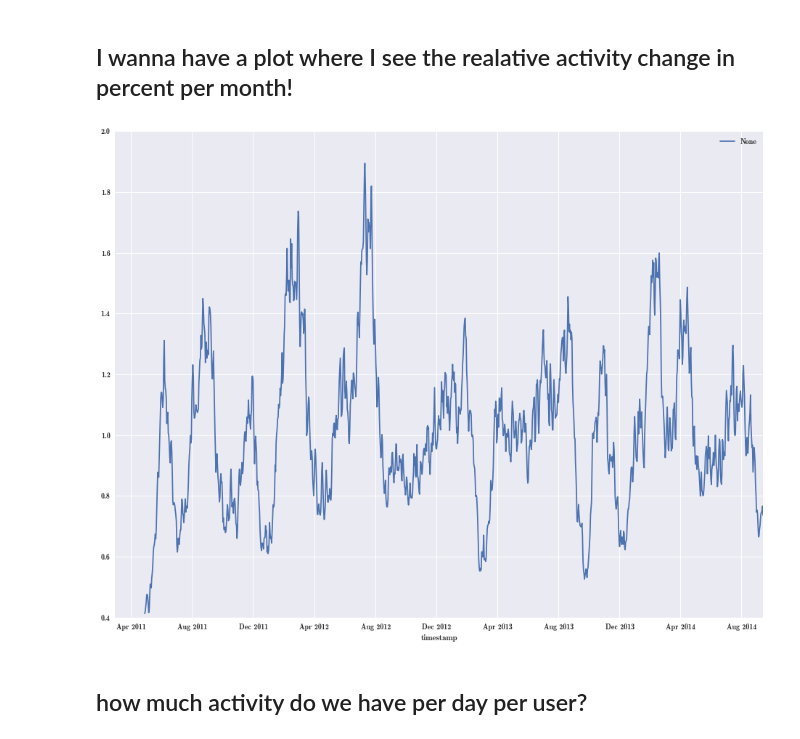
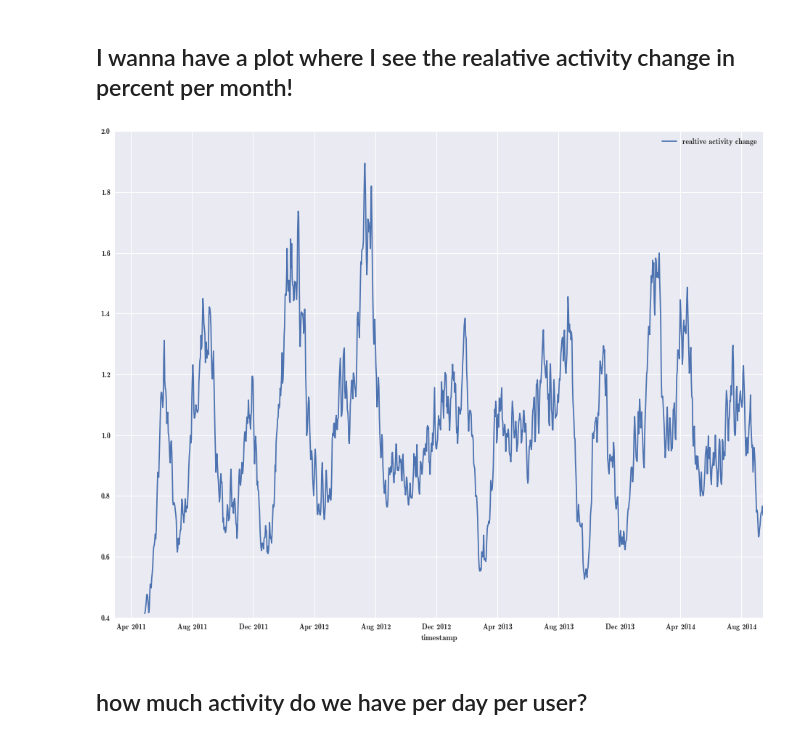
Before and after one commit to floriangeigl/pdgt, a Jupyter notebook: PandasGraphToolTutorial.ipynb, the cells around one changed output. Saved outputs shown, nothing was run; the diff lists cells and outputs as text; code cells hidden in the pictures.

```diff
--- a/PandasGraphToolTutorial.ipynb
+++ b/PandasGraphToolTutorial.ipynb
@@ -172,8 +172,9 @@ data
 ## how much activity do we have per day?
 # %%
 ac_per_day = df.groupby('timestamp').count()
+ac_per_day.rename(columns={'source':'activity'},inplace=True)
 print ac_per_day.head()
-ac_per_day['source'].plot()
+ac_per_day['activity'].plot()
 plt.legend()
 plt.show()
 plt.close('all')
@@ -198,12 +200,12 @@ plt.close('all')
 # %% [markdown]
 ## I wanna have a plot where I see the realative activity change in percent per month!
 # %%
-pd.rolling_apply(ac_per_day['source'],window=60,func=lambda x:np.sum(x[-int(len(x)/2):])/np.sum(x[:int(len(x)/2)])).plot()
+pd.rolling_apply(ac_per_day['activity'],window=60,func=lambda x:np.sum(x[-int(len(x)/2):])/np.sum(x[:int(len(x)/2)])).plot(label='realtive activity change')
 plt.legend()
 plt.show()
 plt.close('all')
 # %% [output]
-[figure, old version]
+[figure, new version]
 # %% [markdown]
 ## how much activity do we have per day per user?
 # %%
```
Also changed, not shown: parts of 5 cells of this notebook.
